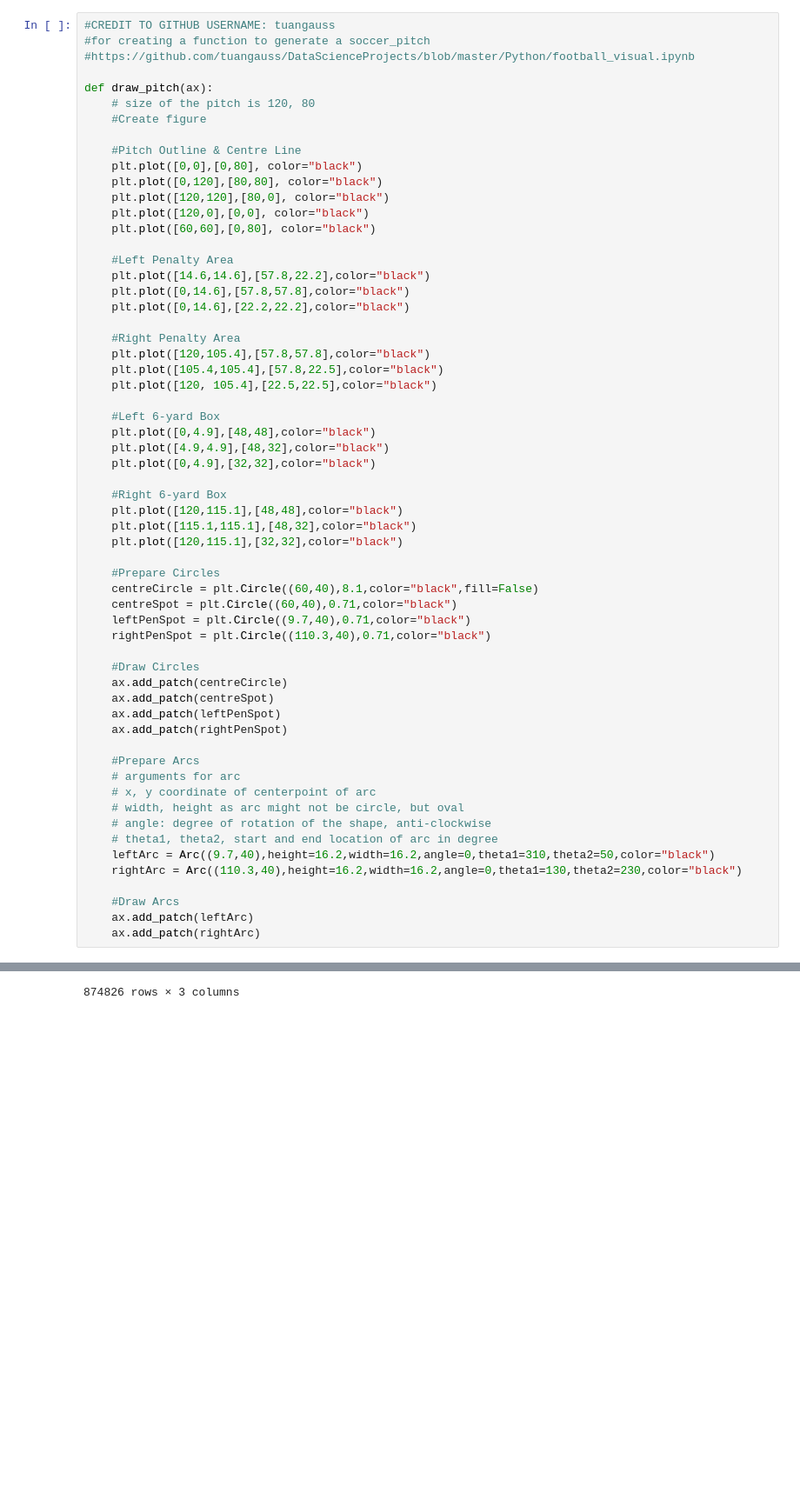
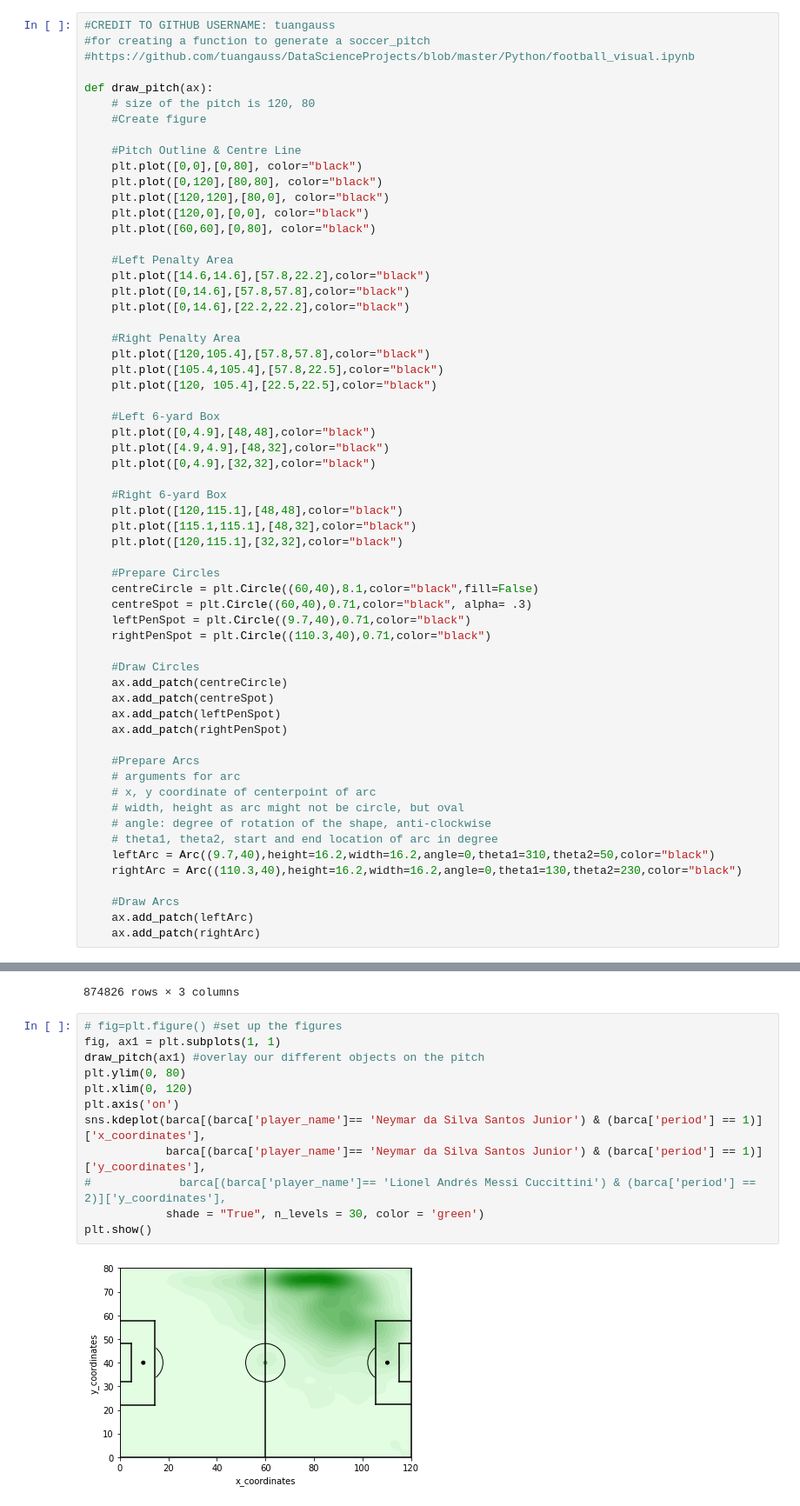
Before and after one commit to PeterGarcia95/Soccer_Analytics, a Jupyter notebook: Working with Barcelona Data.ipynb, the cells around one changed output, grey strips where cells are left out. Shown at 87% size. Cells and saved outputs as stored; diff of their text form; blank space fills up the shorter version.

Commit message:
Visualization added

```diff
--- a/Working with Barcelona Data.ipynb
+++ b/Working with Barcelona Data.ipynb
@@ -273,7 +278,7 @@ def draw_pitch(ax):
 
     #Prepare Circles
     centreCircle = plt.Circle((60,40),8.1,color="black",fill=False)
-    centreSpot = plt.Circle((60,40),0.71,color="black")
+    centreSpot = plt.Circle((60,40),0.71,color="black", alpha= .3)
     leftPenSpot = plt.Circle((9.7,40),0.71,color="black")
     rightPenSpot = plt.Circle((110.3,40),0.71,color="black")
 
@@ -336,3 +327,17 @@ barca[['x_coordinates', 'y_coordinates', 'location']]
 | 874824 | -1 | -1 | [-1,-1] |
 | 874825 | -1 | -1 | [-1,-1] |
 874826 rows × 3 columns
+# %%
+# fig=plt.figure() #set up the figures
+fig, ax1 = plt.subplots(1, 1)
+draw_pitch(ax1) #overlay our different objects on the pitch
+plt.ylim(0, 80)
+plt.xlim(0, 120)
+plt.axis('on')
+sns.kdeplot(barca[(barca['player_name']== 'Neymar da Silva Santos Junior') & (barca['period'] == 1)]['x_coordinates'],
+            barca[(barca['player_name']== 'Neymar da Silva Santos Junior') & (barca['period'] == 1)]['y_coordinates'],
+#             barca[(barca['player_name']== 'Lionel Andrés Messi Cuccittini') & (barca['period'] == 2)]['y_coordinates'],
+            shade = "True", n_levels = 30, color = 'green')
+plt.show()
+# %% [output]
+[figure, added]
```
Also changed, not shown: parts of 25 cells of this notebook.
